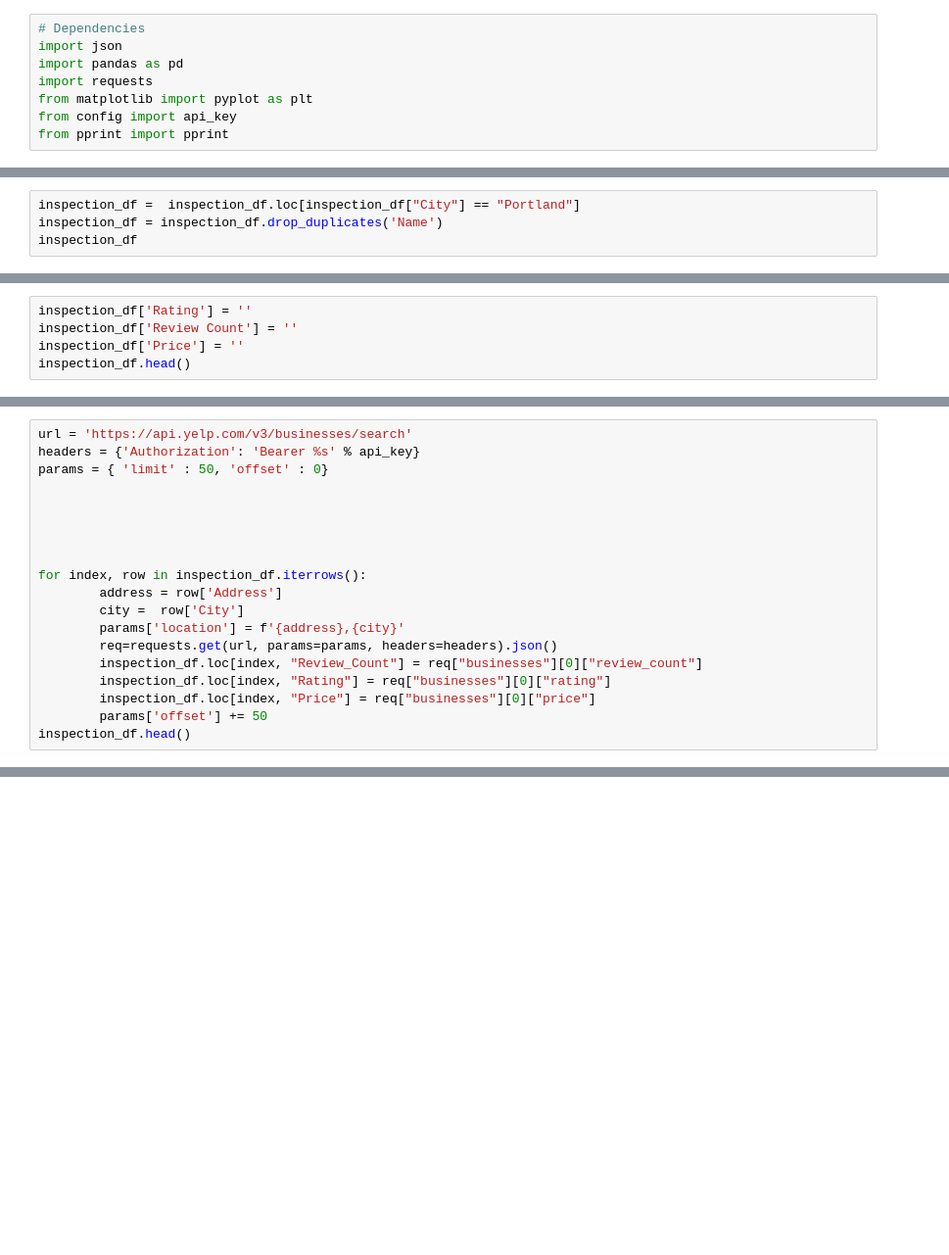
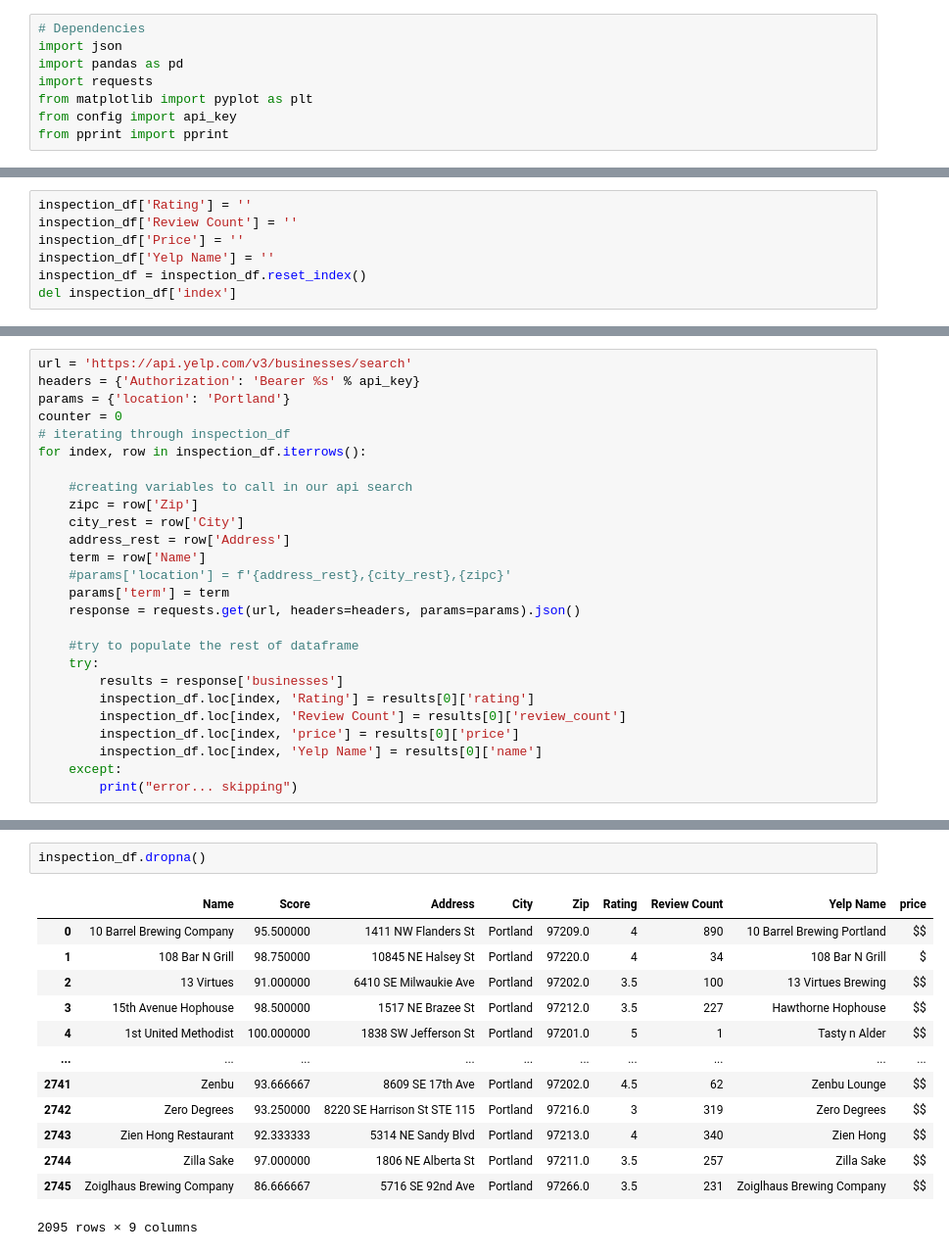
Before and after one commit to DCMilligan88/PriceVsHealth, a Jupyter notebook: project1.ipynb, the cells around one changed output, grey strips where cells are left out. Shown: that part at 98% size. Cells and saved outputs as stored; diff of their text form; blank space fills up the shorter version.

```diff
--- a/project1.ipynb
+++ b/project1.ipynb
@@ -53,4 +12,0 @@ inspection_df.head()
-# %%
-inspection_df =  inspection_df.loc[inspection_df["City"] == "Portland"]
-inspection_df = inspection_df.drop_duplicates('Name')
-inspection_df
@@ -72,4 +30,6 @@ inspection_df
 inspection_df['Rating'] = ''
 inspection_df['Review Count'] = ''
 inspection_df['Price'] = ''
-inspection_df.head()
+inspection_df['Yelp Name'] = ''
+inspection_df = inspection_df.reset_index()
+del inspection_df['index']
@@ -83,19 +52,26 @@ inspection_df.head()
 # %%
 url = 'https://api.yelp.com/v3/businesses/search'
 headers = {'Authorization': 'Bearer %s' % api_key}
-params = { 'limit' : 50, 'offset' : 0}
+params = {'location': 'Portland'}
+counter = 0
+# iterating through inspection_df
+for index, row in inspection_df.iterrows():
 
+    #creating variables to call in our api search
+    zipc = row['Zip']
+    city_rest = row['City']
+    address_rest = row['Address']
+    term = row['Name']
+    #params['location'] = f'{address_rest},{city_rest},{zipc}'
+    params['term'] = term
+    response = requests.get(url, headers=headers, params=params).json()
 
-
-
-
-for index, row in inspection_df.iterrows():
-        address = row['Address']
-        city =  row['City']
-        params['location'] = f'{address},{city}'
-        req=requests.get(url, params=params, headers=headers).json()
-        inspection_df.loc[index, "Review_Count"] = req["businesses"][0]["review_count"]
-        inspection_df.loc[index, "Rating"] = req["businesses"][0]["rating"]
-        inspection_df.loc[index, "Price"] = req["businesses"][0]["price"]
-        params['offset'] += 50
-inspection_df.head()
+    #try to populate the rest of dataframe
+    try:
+        results = response['businesses']
+        inspection_df.loc[index, 'Rating'] = results[0]['rating']
+        inspection_df.loc[index, 'Review Count'] = results[0]['review_count']
+        inspection_df.loc[index, 'price'] = results[0]['price']
+        inspection_df.loc[index, 'Yelp Name'] = results[0]['name']
+    except:
+        print("error... skipping")
@@ -101,0 +136,16 @@ inspection_df.head()
+# %%
+inspection_df.dropna()
+# %% [output]
+|  | Name | Score | Address | City | Zip | Rating | Review Count | Yelp Name | price |
+| 0 | 10 Barrel Brewing Company | 95.500000 | 1411 NW Flanders St | Portland | 97209.0 | 4 | 890 | 10 Barrel Brewing Portland | $$ |
+| 1 | 108 Bar N Grill | 98.750000 | 10845 NE Halsey St | Portland | 97220.0 | 4 | 34 | 108 Bar N Grill | $ |
+| 2 | 13 Virtues | 91.000000 | 6410 SE Milwaukie Ave | Portland | 97202.0 | 3.5 | 100 | 13 Virtues Brewing | $$ |
+| 3 | 15th Avenue Hophouse | 98.500000 | 1517 NE Brazee St | Portland | 97212.0 | 3.5 | 227 | Hawthorne Hophouse | $$ |
+| 4 | 1st United Methodist | 100.000000 | 1838 SW Jefferson St | Portland | 97201.0 | 5 | 1 | Tasty n Alder | $$ |
+| ... | ... | ... | ... | ... | ... | ... | ... | ... | ... |
+| 2741 | Zenbu | 93.666667 | 8609 SE 17th Ave | Portland | 97202.0 | 4.5 | 62 | Zenbu Lounge | $$ |
+| 2742 | Zero Degrees | 93.250000 | 8220 SE Harrison St STE 115 | Portland | 97216.0 | 3 | 319 | Zero Degrees | $$ |
+| 2743 | Zien Hong Restaurant | 92.333333 | 5314 NE Sandy Blvd | Portland | 97213.0 | 4 | 340 | Zien Hong | $$ |
+| 2744 | Zilla Sake | 97.000000 | 1806 NE Alberta St | Portland | 97211.0 | 3.5 | 257 | Zilla Sake | $$ |
+| 2745 | Zoiglhaus Brewing Company | 86.666667 | 5716 SE 92nd Ave | Portland | 97266.0 | 3.5 | 231 | Zoiglhaus Brewing Company | $$ |
+2095 rows × 9 columns
```
Also changed, not shown: parts of 12 cells of this notebook, 8 other files.
